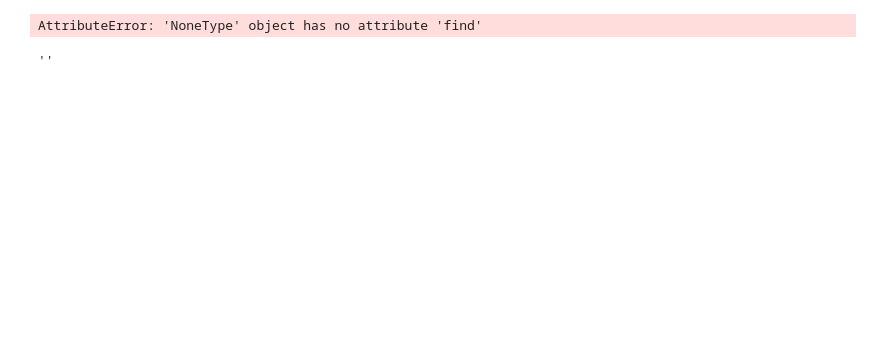
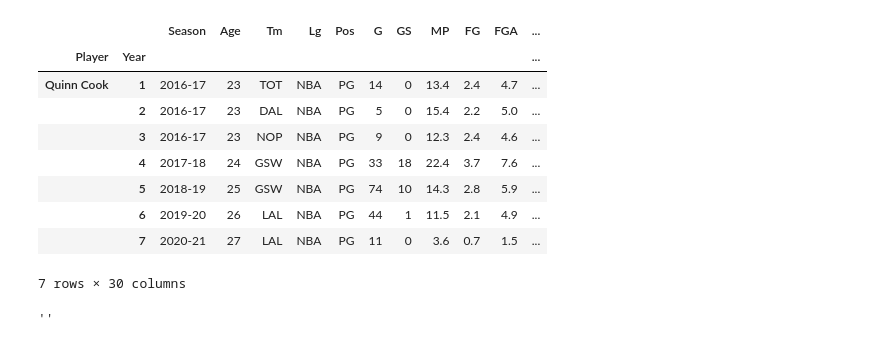
Before and after one commit to samhld/nba_stats, a Jupyter notebook: scratchpads/test.ipynb, the cells around one changed output. Cells and saved outputs as stored; diff of their text form; code cells hidden in the pictures; blank space fills up the shorter version.

```diff
--- a/scratchpads/test.ipynb
+++ b/scratchpads/test.ipynb
@@ -16,19 +16,28 @@ from preprocessor.builders import create_player_stats_df
 # %%
 url = "http://www.basketball-reference.com/players/c/cookqu01.html"
 # url = "http://www.basketball-reference.com/players/b/brookaa01.html"
 stat = "per_game"
-player = "Aaron Brooks"
+# player = "Aaron Brooks"
 res = requests.get(url)
 player_df = player_stats(res, stat)
 level1 = [player]*len(player_df)
 level2 = list(range(1,len(player_df)+1))
 mi = pd.MultiIndex.from_arrays([level1, level2], names=("Player", "Year"))
 player_df = player_df.set_index(mi)
 soup = BeautifulSoup(res.text, "lxml")
 player = soup.find("h1").text.strip()
 player_df
 # %% [output]
+|  |  | Season | Age | Tm | Lg | Pos | G | GS | MP | FG | FGA | ... |
+| Player | Year |  |  |  |  |  |  |  |  |  |  | ... |
+| Quinn Cook | 1 | 2016-17 | 23 | TOT | NBA | PG | 14 | 0 | 13.4 | 2.4 | 4.7 | ... |
+|  | 2 | 2016-17 | 23 | DAL | NBA | PG | 5 | 0 | 15.4 | 2.2 | 5.0 | ... |
+|  | 3 | 2016-17 | 23 | NOP | NBA | PG | 9 | 0 | 12.3 | 2.4 | 4.6 | ... |
+|  | 4 | 2017-18 | 24 | GSW | NBA | PG | 33 | 18 | 22.4 | 3.7 | 7.6 | ... |
+|  | 5 | 2018-19 | 25 | GSW | NBA | PG | 74 | 10 | 14.3 | 2.8 | 5.9 | ... |
+|  | 6 | 2019-20 | 26 | LAL | NBA | PG | 44 | 1 | 11.5 | 2.1 | 4.9 | ... |
+|  | 7 | 2020-21 | 27 | LAL | NBA | PG | 11 | 0 | 3.6 | 0.7 | 1.5 | ... |
-AttributeError: 'NoneType' object has no attribute 'find'
+7 rows × 30 columns
 # %%
 url = "http://www.basketball-reference.com/players/c/cookqu01.html"
 # url = "https://www.basketball-reference.com/players/h/hardeja01.html"
```
Also changed, not shown: parts of 10 cells of this notebook, 2 other files.
